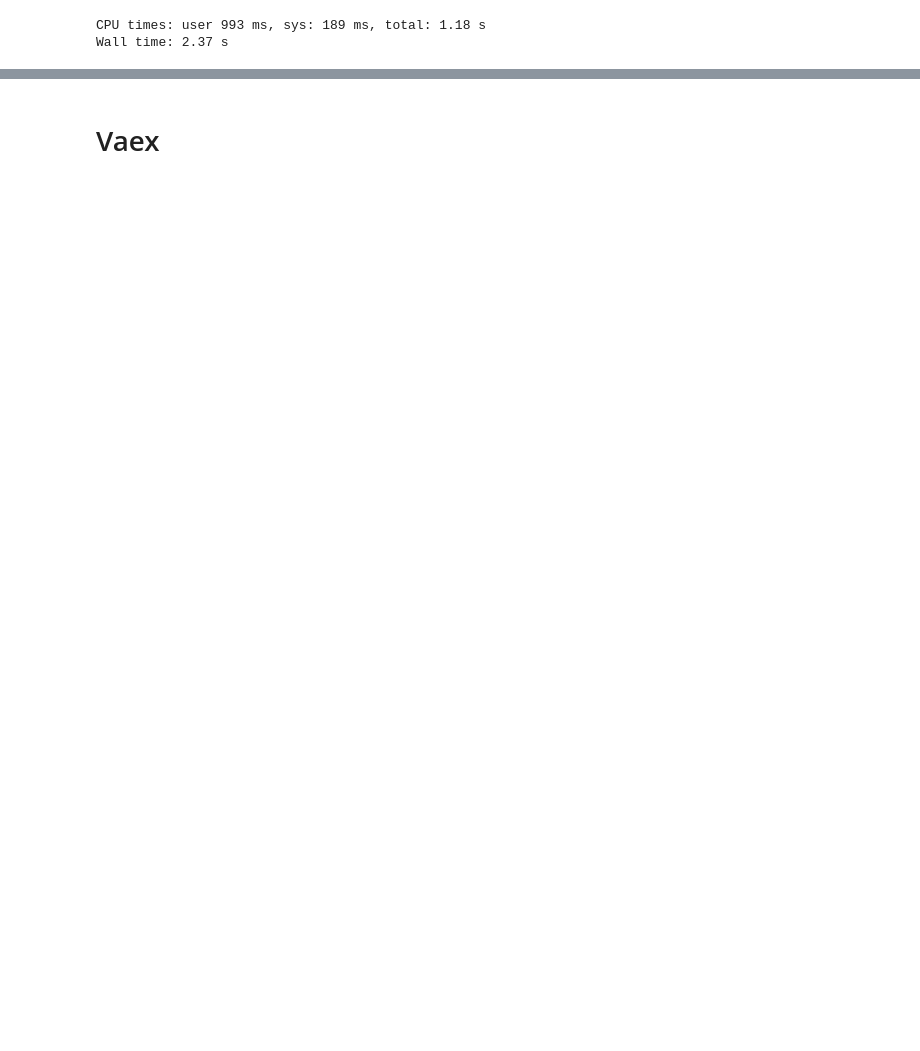
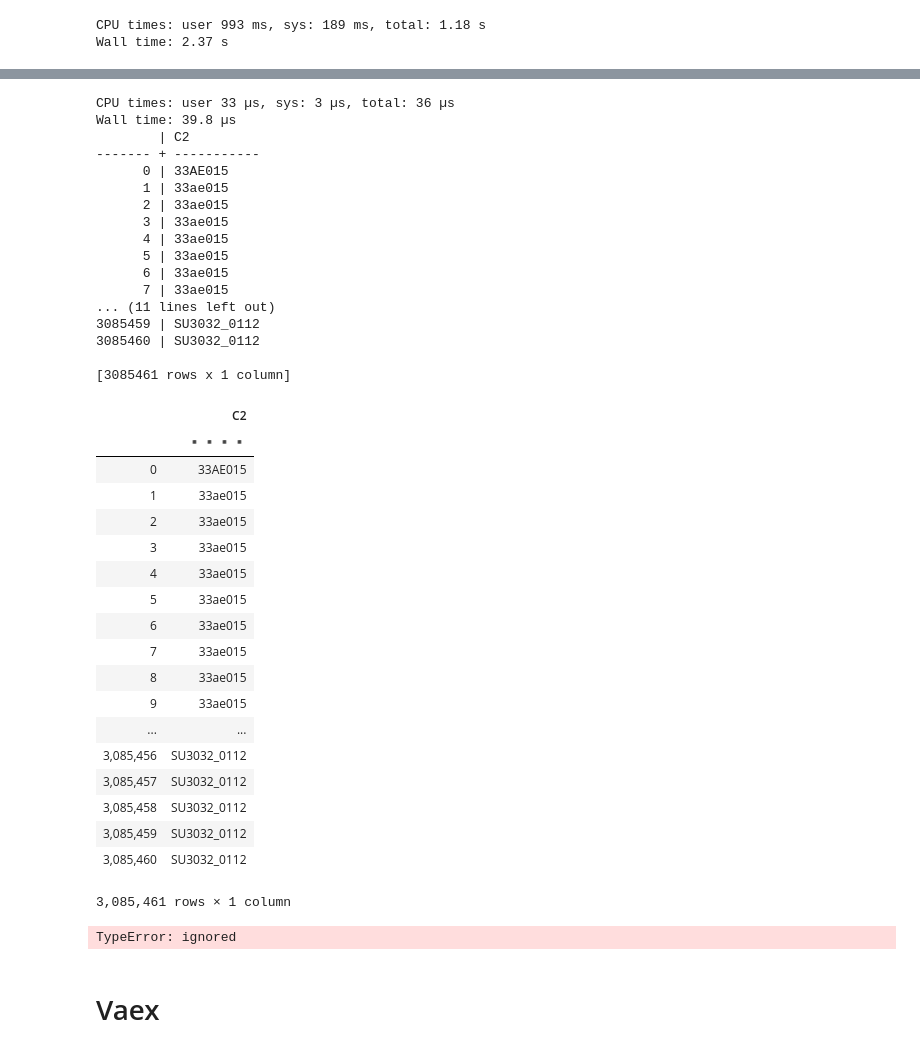
Before and after one commit to duybluemind1988/Data-science, a Jupyter notebook: Sonion/Compare_all_bigdata_method.ipynb, the cells around one changed output, grey strips where cells are left out. Drawn from its saved outputs; the diff is of its cells as text; code cells hidden in the pictures; blank space fills up the shorter version.

```diff
--- a/Sonion/Compare_all_bigdata_method.ipynb
+++ b/Sonion/Compare_all_bigdata_method.ipynb
@@ -390,3 +584,49 @@ Wall time: 2.37 s
+# %%
+%%time
+df['C2']
+# %% [output]
+CPU times: user 33 µs, sys: 3 µs, total: 36 µs
+Wall time: 39.8 µs
+        | C2
+------- + -----------
+      0 | 33AE015
+      1 | 33ae015
+      2 | 33ae015
+      3 | 33ae015
+      4 | 33ae015
+      5 | 33ae015
+      6 | 33ae015
+      7 | 33ae015
+... (11 lines left out)
+3085459 | SU3032_0112
+3085460 | SU3032_0112
+
+[3085461 rows x 1 column]
+|  | C2 |
+|  | ▪▪▪▪ |
+| 0 | 33AE015 |
+| 1 | 33ae015 |
+| 2 | 33ae015 |
+| 3 | 33ae015 |
+| 4 | 33ae015 |
+| 5 | 33ae015 |
+| 6 | 33ae015 |
+| 7 | 33ae015 |
+| 8 | 33ae015 |
+| 9 | 33ae015 |
+| ... | ... |
+| 3,085,456 | SU3032_0112 |
+| 3,085,457 | SU3032_0112 |
+| 3,085,458 | SU3032_0112 |
+| 3,085,459 | SU3032_0112 |
+| 3,085,460 | SU3032_0112 |
+3,085,461 rows × 1 column
+# %%
+%%time
+df_filter=df[df['C2']=='SU3037_0112'] # 2 tr rows
+df_filter
+# %% [output]
+TypeError: ignored
 # %% [markdown]
 # Vaex
 # %%
```
Also changed, not shown: parts of 46 cells of this notebook.
